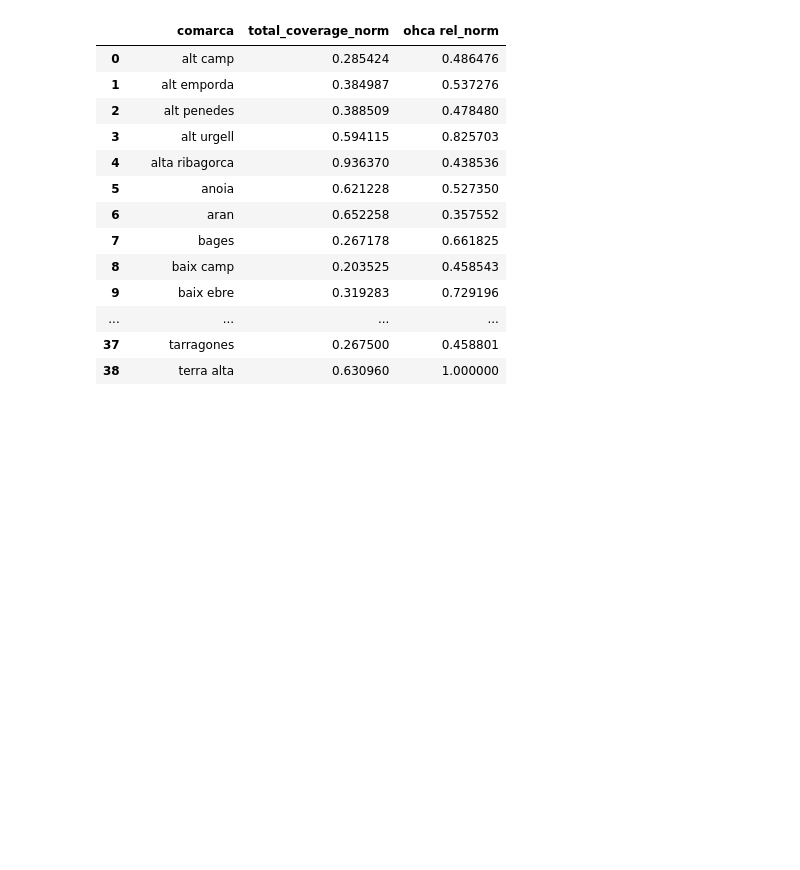
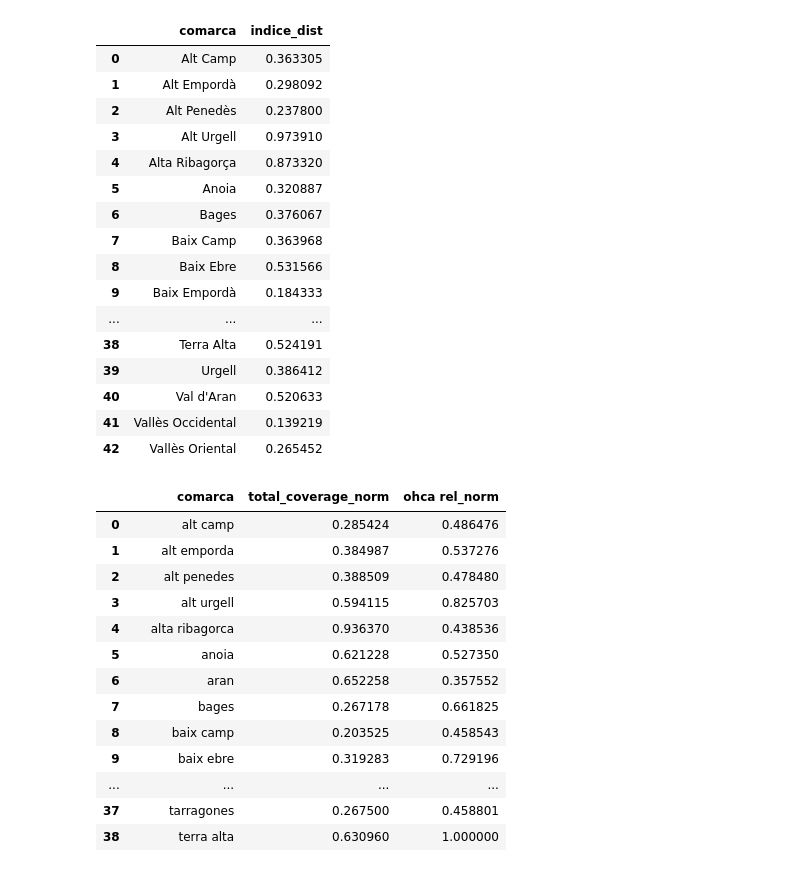
Before and after one commit to alexdeharo269/CatDef, a Jupyter notebook: jan/Fifa_plot.ipynb, the cells around one changed output. Cells and saved outputs as stored; diff of their text form; code cells hidden in the pictures; blank space fills up the shorter version.

```diff
--- a/jan/Fifa_plot.ipynb
+++ b/jan/Fifa_plot.ipynb
@@ -10,6 +10,26 @@ from scipy.stats import norm
 import seaborn as sns
 import colorcet as cc
 import pandas as pd
+# %%
+ale_df
+# %% [output]
+|  | comarca | indice_dist |
+| 0 | Alt Camp | 0.363305 |
+| 1 | Alt Empordà | 0.298092 |
+| 2 | Alt Penedès | 0.237800 |
+| 3 | Alt Urgell | 0.973910 |
+| 4 | Alta Ribagorça | 0.873320 |
+| 5 | Anoia | 0.320887 |
+| 6 | Bages | 0.376067 |
+| 7 | Baix Camp | 0.363968 |
+| 8 | Baix Ebre | 0.531566 |
+| 9 | Baix Empordà | 0.184333 |
+| ... | ... | ... |
+| 38 | Terra Alta | 0.524191 |
+| 39 | Urgell | 0.386412 |
+| 40 | Val d'Aran | 0.520633 |
+| 41 | Vallès Occidental | 0.139219 |
+| 42 | Vallès Oriental | 0.265452 |
 # %%
 jan = gpd.read_file("./Data/df_comarques_total.gpkg")
 javi = pd.read_csv("./Data/javi.csv", sep=",", encoding="utf-8-sig")
```
Also changed, not shown: parts of 4 cells of this notebook, 2 other files.
